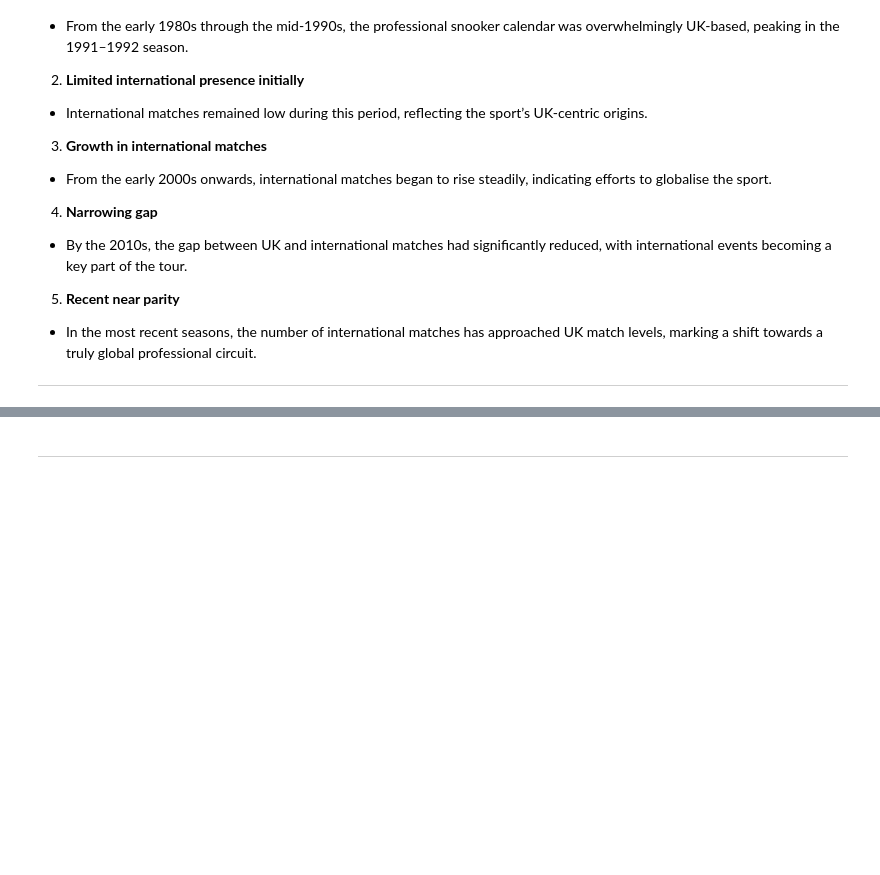
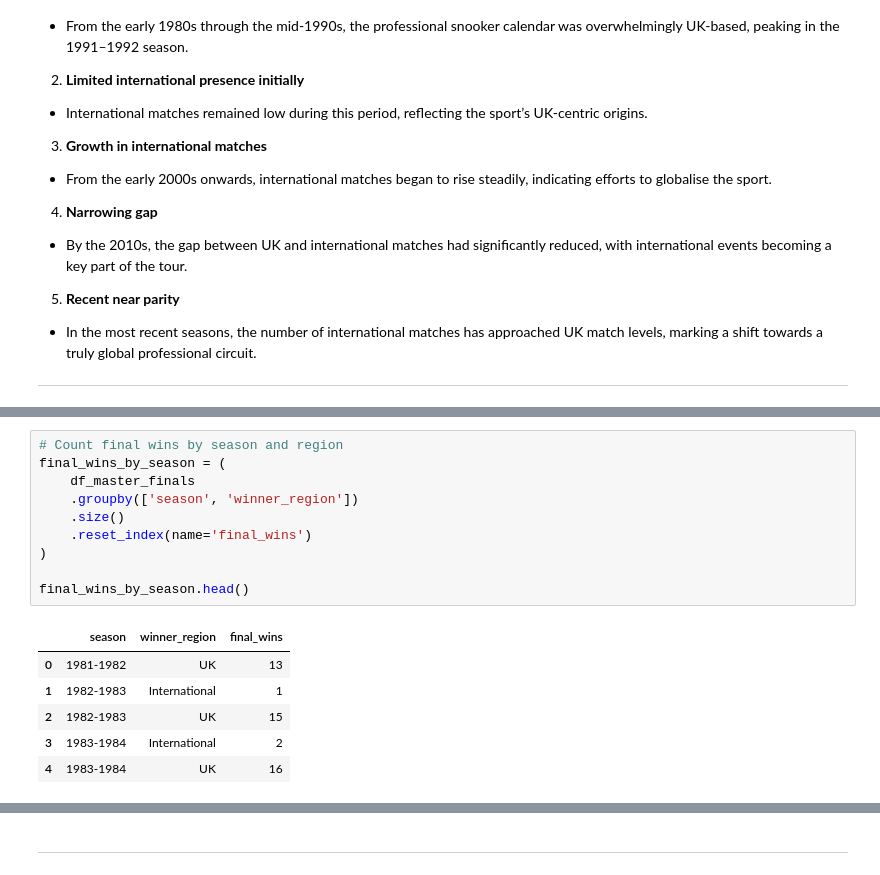
Before and after one commit to stephenbeese/Snooker-Data-Analysis, a Jupyter notebook: jupyter_notebooks/visualisations.ipynb, the cells around one changed output, grey strips where cells are left out. Saved outputs shown, nothing was run; the diff lists cells and outputs as text; blank space fills up the shorter version.

```diff
--- a/jupyter_notebooks/visualisations.ipynb
+++ b/jupyter_notebooks/visualisations.ipynb
@@ -391,0 +442,17 @@ Section 2 content
+# %%
+# Count final wins by season and region
+final_wins_by_season = (
+    df_master_finals
+    .groupby(['season', 'winner_region'])
+    .size()
+    .reset_index(name='final_wins')
+)
+
+final_wins_by_season.head()
+# %% [output]
+|  | season | winner_region | final_wins |
+| 0 | 1981-1982 | UK | 13 |
+| 1 | 1982-1983 | International | 1 |
+| 2 | 1982-1983 | UK | 15 |
+| 3 | 1983-1984 | International | 2 |
+| 4 | 1983-1984 | UK | 16 |
```
Also changed, not shown: parts of 7 cells of this notebook.
